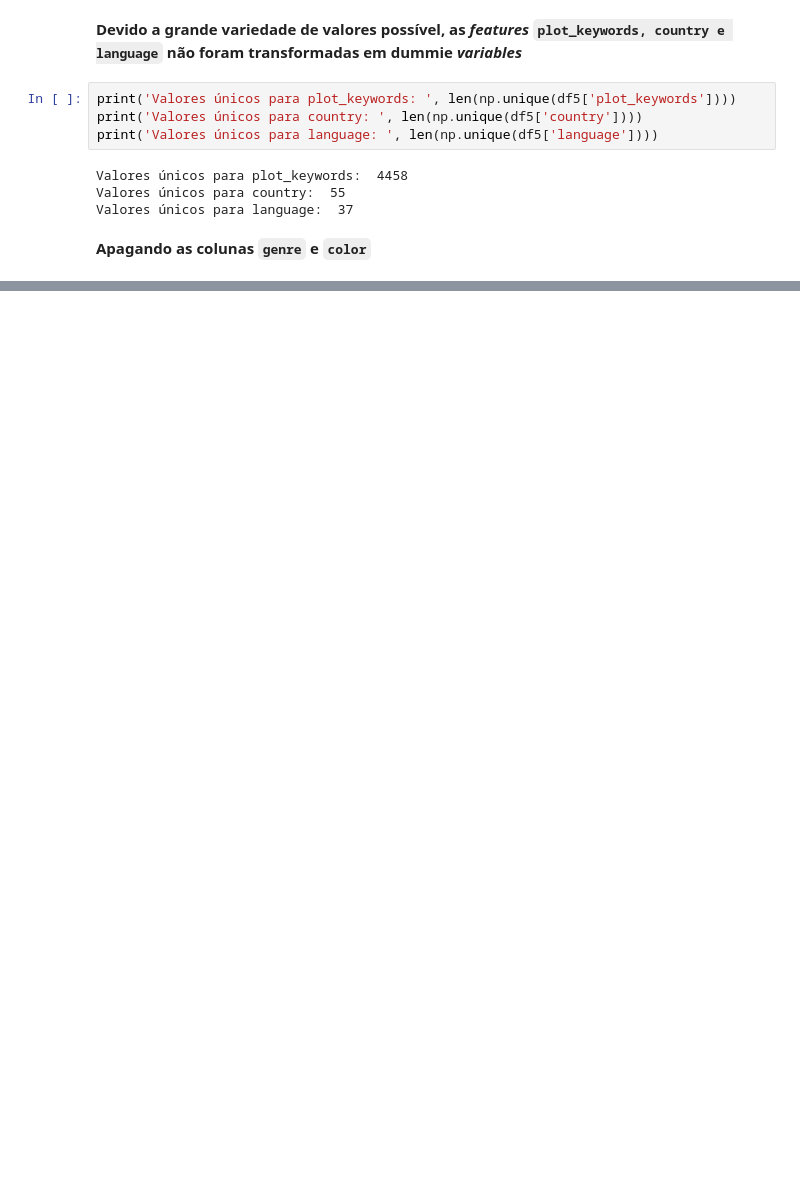
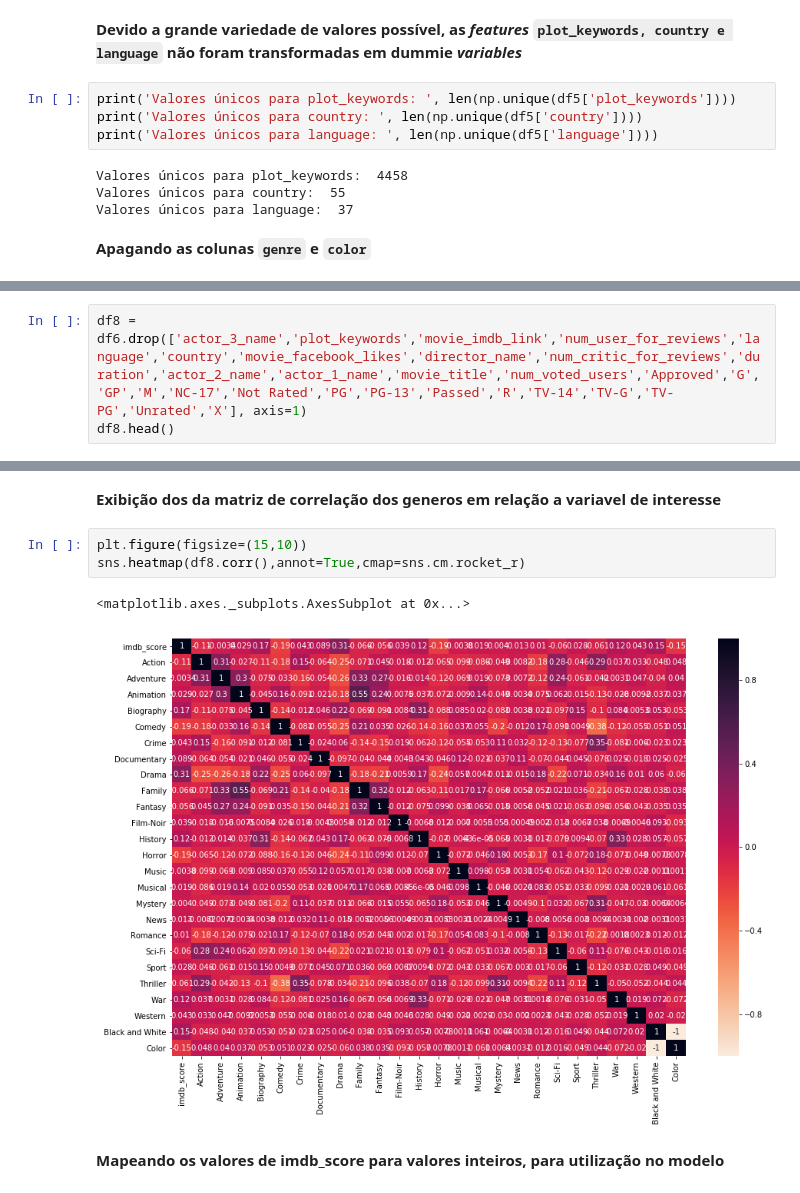
Before and after one commit to Machine-Learning-FGA/imdb_movie_dataset, a Jupyter notebook: pre_processing.ipynb, the cells around one changed output, grey strips where cells are left out. Saved outputs shown, nothing was run; the diff lists cells and outputs as text; blank space fills up the shorter version.

```diff
--- a/pre_processing.ipynb
+++ b/pre_processing.ipynb
@@ -280,0 +283,3 @@ ValueError: could not convert string to float: 'USA'
+# %%
+df8 = df6.drop(['actor_3_name','plot_keywords','movie_imdb_link','num_user_for_reviews','language','country','movie_facebook_likes','director_name','num_critic_for_reviews','duration','actor_2_name','actor_1_name','movie_title','num_voted_users','Approved','G','GP','M','NC-17','Not Rated','PG','PG-13','Passed','R','TV-14','TV-G','TV-PG','Unrated','X'], axis=1)
+df8.head()
@@ -280,0 +293,10 @@ ValueError: could not convert string to float: 'USA'
+# %% [markdown]
+<b>Exibição dos da matriz de correlação dos generos em relação a variavel de interesse</b>
+# %%
+plt.figure(figsize=(15,10))
+sns.heatmap(df8.corr(),annot=True,cmap=sns.cm.rocket_r)
+# %% [output]
+<matplotlib.axes._subplots.AxesSubplot at 0x...>
+[figure, added]
+# %% [markdown]
+<b>Mapeando os valores de imdb_score para valores inteiros, para utilização no modelo</b>
```
Also changed, not shown: parts of 14 cells of this notebook.
